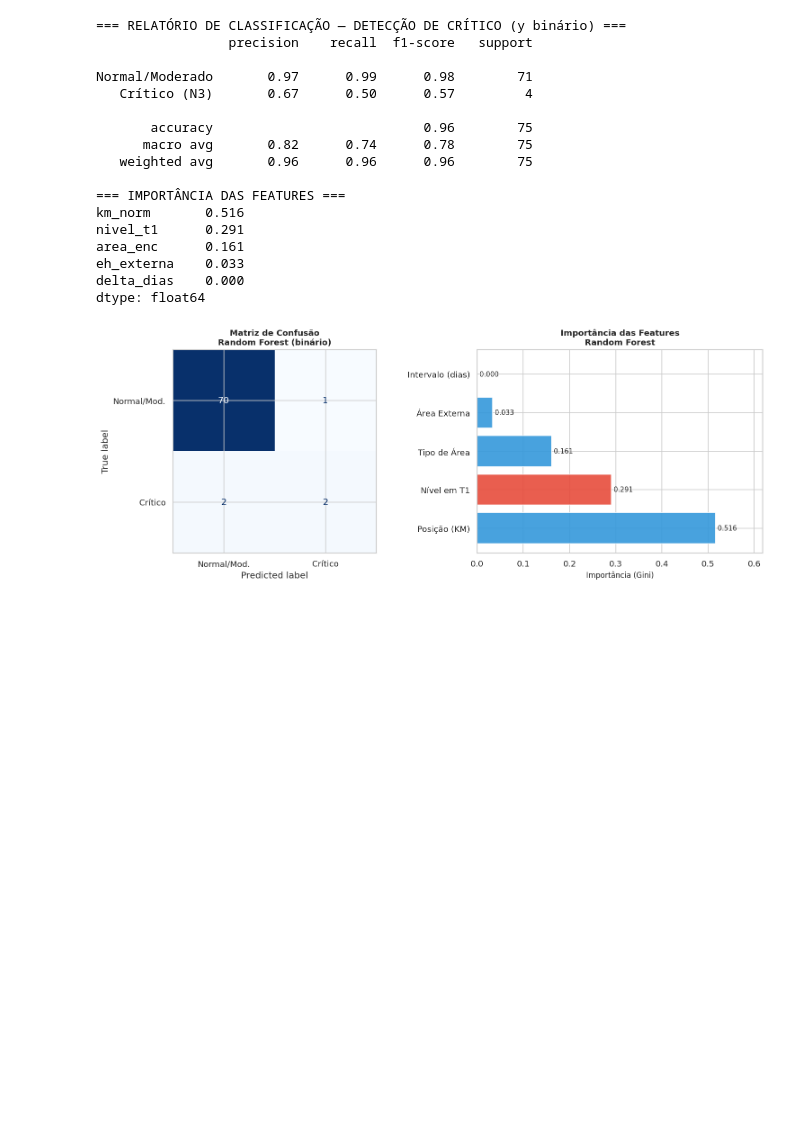
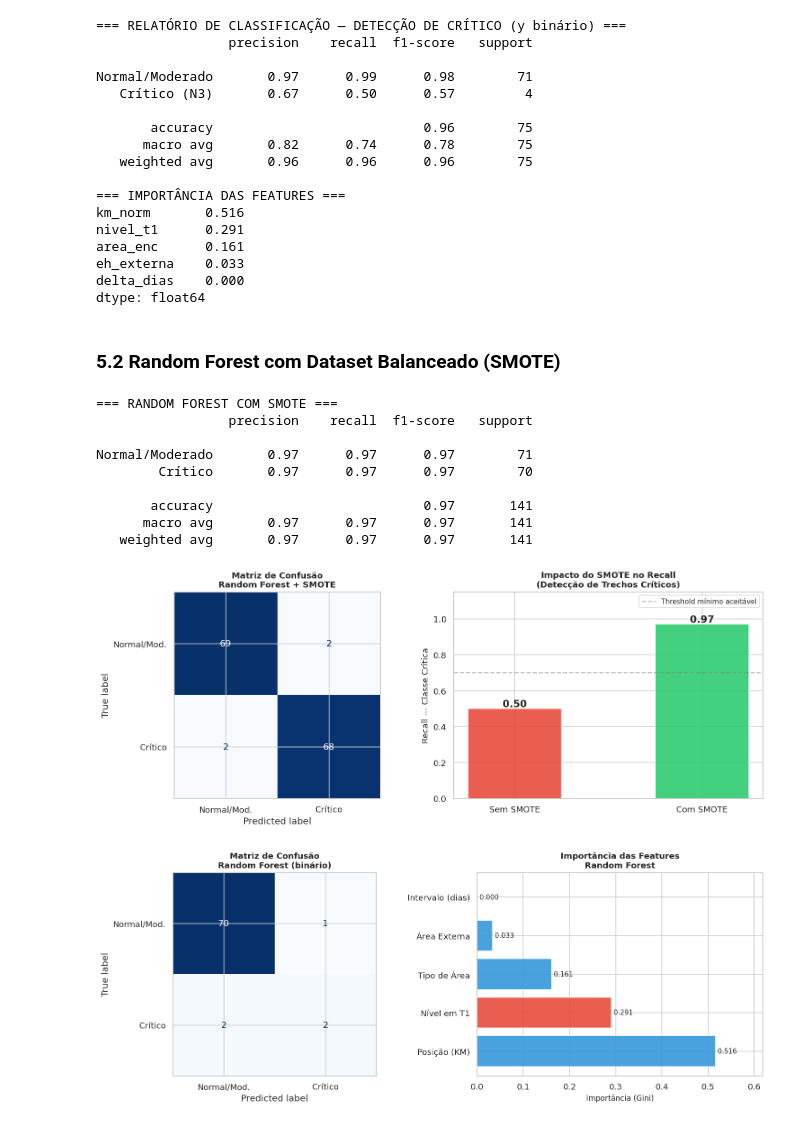
Before and after one commit to Luisin07/Sprint-Data, a Jupyter notebook: Challenge_Motiva_Sprint1_EDA.ipynb, the cells around one changed output. Saved outputs shown, nothing was run; the diff lists cells and outputs as text; code cells hidden in the pictures; blank space fills up the shorter version.

```diff
--- a/Challenge_Motiva_Sprint1_EDA.ipynb
+++ b/Challenge_Motiva_Sprint1_EDA.ipynb
@@ -663,6 +727,65 @@ area_enc      0.161
 eh_externa    0.033
 delta_dias    0.000
 dtype: float64
+# %% [markdown]
+### 5.2 Random Forest com Dataset Balanceado (SMOTE)
+# %%
+from sklearn.model_selection import train_test_split
+from sklearn.ensemble import RandomForestClassifier
+from sklearn.metrics import classification_report, confusion_matrix, ConfusionMatrixDisplay
+
+# Treino/teste com dados balanceados pelo SMOTE
+X_train_s, X_test_s, y_train_s, y_test_s = train_test_split(
+    X_res, y_res, test_size=0.3, random_state=42, stratify=y_res
+)
+
+clf_smote = RandomForestClassifier(n_estimators=100, random_state=42)
+clf_smote.fit(X_train_s, y_train_s)
+y_pred_s = clf_smote.predict(X_test_s)
+
+print('=== RANDOM FOREST COM SMOTE ===')
+print(classification_report(y_test_s, y_pred_s, target_names=['Normal/Moderado', 'Crítico']))
+
+fig, axes = plt.subplots(1, 2, figsize=(13, 5))
+
+# Matriz de confusão
+ax1 = axes[0]
+cm = confusion_matrix(y_test_s, y_pred_s)
+disp = ConfusionMatrixDisplay(cm, display_labels=['Normal/Mod.', 'Crítico'])
+disp.plot(ax=ax1, colorbar=False, cmap='Blues')
+ax1.set_title('Matriz de Confusão\nRandom Forest + SMOTE', fontsize=11, fontweight='bold')
+
+# Comparação de recall: sem SMOTE vs com SMOTE
+ax2 = axes[1]
+from sklearn.metrics import recall_score
+recall_sem = recall_score(y_test, clf.predict(X_test), pos_label=1)
+recall_com = recall_score(y_test_s, y_pred_s, pos_label=1)
+
+bars = ax2.bar(['Sem SMOTE', 'Com SMOTE'], [recall_sem, recall_com],
+               color=['#e74c3c', '#2ecc71'], edgecolor='white', alpha=0.9, width=0.5)
+for bar, v in zip(bars, [recall_sem, recall_com]):
+    ax2.text(bar.get_x() + bar.get_width()/2, bar.get_height() + 0.01,
+             f'{v:.2f}', ha='center', fontweight='bold', fontsize=13)
+ax2.set_ylabel('Recall — Classe Crítica', fontsize=11)
+ax2.set_title('Impacto do SMOTE no Recall\n(Detecção de Trechos Críticos)', fontsize=11, fontweight='bold')
+ax2.set_ylim(0, 1.15)
+ax2.axhline(0.7, color='gray', linestyle='--', alpha=0.5, label='Threshold mínimo aceitável')
+ax2.legend(fontsize=9)
+
+plt.tight_layout()
+plt.savefig('fig_smote_modelo.png', bbox_inches='tight')
+plt.show()
+# %% [output]
+=== RANDOM FOREST COM SMOTE ===
+                 precision    recall  f1-score   support
+
+Normal/Moderado       0.97      0.97      0.97        71
+        Crítico       0.97      0.97      0.97        70
+
+       accuracy                           0.97       141
+      macro avg       0.97      0.97      0.97       141
+   weighted avg       0.97      0.97      0.97       141
+[figure, added]
 # %%
 fig, axes = plt.subplots(1, 2, figsize=(13, 5))
 
```
Also changed, not shown: parts of 3 cells of this notebook, 1 other file.
